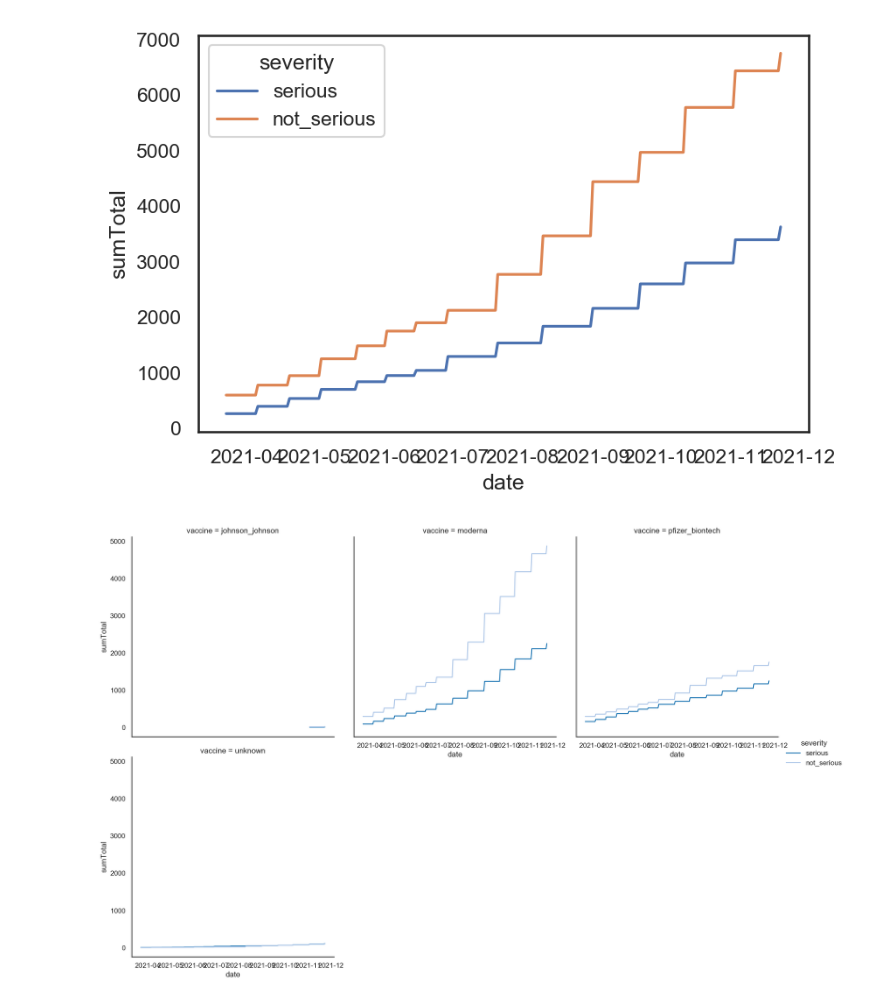
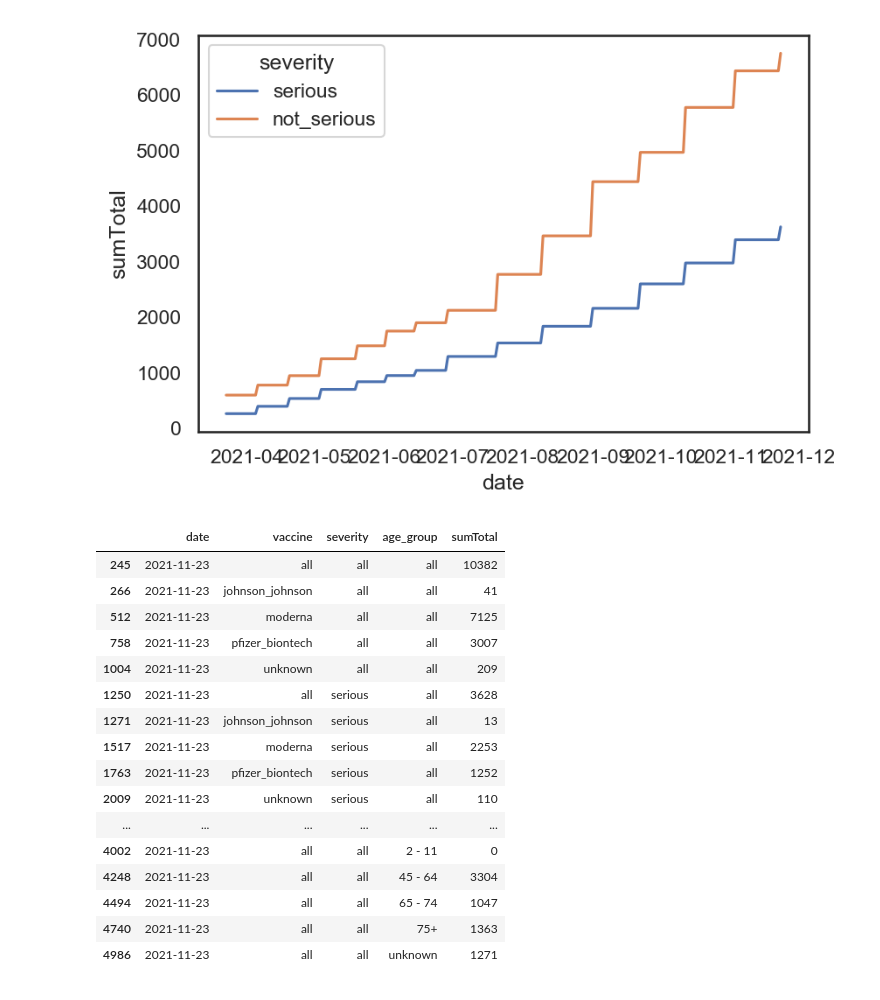
Before and after one commit to jean-luc-jucker/side_effects_202112, a Jupyter notebook: Untitled.ipynb, the cells around one changed output. Drawn from its saved outputs; the diff is of its cells as text; code cells hidden in the pictures.

```diff
--- a/Untitled.ipynb
+++ b/Untitled.ipynb
@@ -114,11 +192,3 @@ g=sns.lineplot(data=plot3, x='date', y='sumTotal', hue='severity')
 plt.show()
 # %% [output]
 [figure]
-# %%
-plot4 = data.loc[(data['severity']!='all') &
-                 (data['vaccine']!='all')
-                ]
-g=sns.relplot(data=plot4, x='date', y='sumTotal', hue='severity', col='vaccine', palette='tab20', kind='line', col_wrap=3)
-plt.show()
-# %% [output]
-[figure, removed]
@@ -124,0 +198,20 @@ plt.show()
+# %%
+data.loc[data.date=='2021-11-23']
+# %% [output]
+|  | date | vaccine | severity | age_group | sumTotal |
+| 245 | 2021-11-23 | all | all | all | 10382 |
+| 266 | 2021-11-23 | johnson_johnson | all | all | 41 |
+| 512 | 2021-11-23 | moderna | all | all | 7125 |
+| 758 | 2021-11-23 | pfizer_biontech | all | all | 3007 |
+| 1004 | 2021-11-23 | unknown | all | all | 209 |
+| 1250 | 2021-11-23 | all | serious | all | 3628 |
+| 1271 | 2021-11-23 | johnson_johnson | serious | all | 13 |
+| 1517 | 2021-11-23 | moderna | serious | all | 2253 |
+| 1763 | 2021-11-23 | pfizer_biontech | serious | all | 1252 |
+| 2009 | 2021-11-23 | unknown | serious | all | 110 |
+| ... | ... | ... | ... | ... | ... |
+| 4002 | 2021-11-23 | all | all | 2 - 11 | 0 |
+| 4248 | 2021-11-23 | all | all | 45 - 64 | 3304 |
+| 4494 | 2021-11-23 | all | all | 65 - 74 | 1047 |
+| 4740 | 2021-11-23 | all | all | 75+ | 1363 |
+| 4986 | 2021-11-23 | all | all | unknown | 1271 |
```
Also changed, not shown: parts of 7 cells of this notebook, 4 other files.
